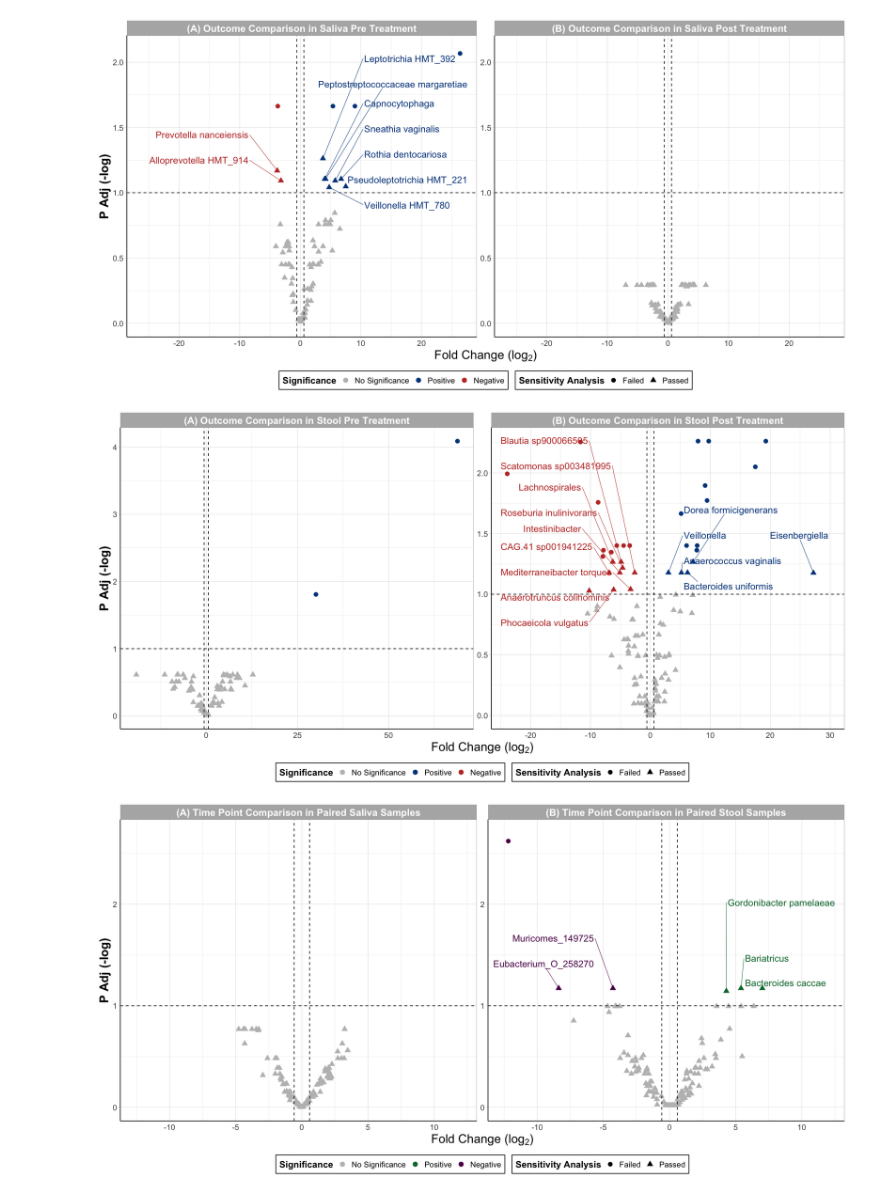
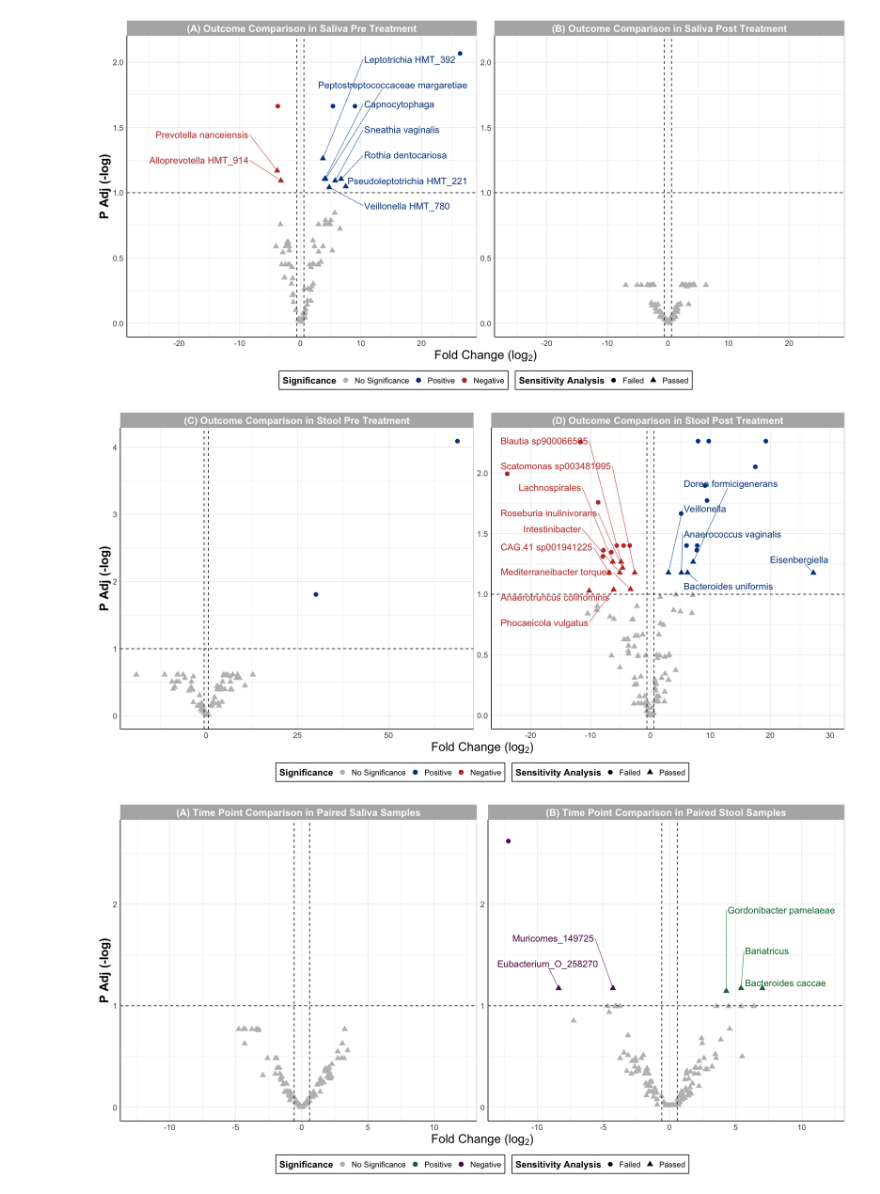
Before and after one commit to Ragerlab/P1013.-Microbiome-Peanut-Allergy, a Jupyter notebook: 3. Individual Bacteria Visualizations/Volcano Plots.ipynb, the cells around one changed output. Drawn from its saved outputs; the diff is of its cells as text; code cells hidden in the pictures.

```diff
--- a/3. Individual Bacteria Visualizations/Volcano Plots.ipynb
+++ b/3. Individual Bacteria Visualizations/Volcano Plots.ipynb
@@ -1,7 +1,7 @@
 # %%
 .libPaths(R.home('/opt/homebrew/Caskroom/miniforge/base/lib/R/library'))
 Output = '/Users/alexis/Library/CloudStorage/OneDrive-UniversityofNorthCarolinaatChapelHill/CEMALB_DataAnalysisPM/Projects/P1013. Microbiome Peanut Allergy/P1013.3. Analyses/P1013.3.3. Volcano Plots/Output'
-cur_date = '022326'
+cur_date = '051926'
 
 library(readxl)
 library(openxlsx)
@@ -13,16 +13,20 @@ library(ggsci)
 # reading in files
 bl_saliva_adj = data.frame(Model = '(A) Outcome Comparison in Saliva Pre Treatment', read_excel("Input/Saliva_Adj_Pre_Outcome_012026.xlsx")) %>%
     select(-Original_Name)
-bl_stool_adj = data.frame(Model = '(A) Outcome Comparison in Stool Pre Treatment', read_excel("Input/Stool_Adj_Pre_Outcome_012026.xlsx")) %>%
+bl_stool_adj = data.frame(Model = '(C) Outcome Comparison in Stool Pre Treatment', read_excel("Input/Stool_Adj_Pre_Outcome_012026.xlsx")) %>%
     select(-Original_Name)
 post_saliva_adj = data.frame(Model = '(B) Outcome Comparison in Saliva Post Treatment', read_excel("Input/Saliva_Adj_Post_Outcome_012026.xlsx")) %>%
     select(-Original_Name)
-post_stool_adj = data.frame(Model = '(B) Outcome Comparison in Stool Post Treatment', read_excel("Input/Stool_Adj_Post_Outcome_012026.xlsx")) %>%
+post_stool_adj = data.frame(Model = '(D) Outcome Comparison in Stool Post Treatment', read_excel("Input/Stool_Adj_Post_Outcome_012026.xlsx")) %>%
     select(-Original_Name)
 paired_saliva_adj = data.frame(Model = '(A) Time Point Comparison in Paired Saliva Samples', read_excel("Input/Saliva_Adj_Paired_012026.xlsx")) %>%
     select(-Original_Name)
 paired_stool_adj = data.frame(Model = '(B) Time Point Comparison in Paired Stool Samples', read_excel("Input/Stool_Adj_Paired_012026.xlsx")) %>%
     select(-Original_Name)
+bl_ige_saliva_adj = data.frame(Model = '(A) IgE Comparison in Saliva Pre Treatment', read_excel("Input/Saliva_Adj_IgE_012026.xlsx")) %>%
+    select(-Original_Name)
+bl_ige_stool_adj = data.frame(Model = '(B) IgE Comparison in Stool Pre Treatment', read_excel("Input/Stool_Adj_IgE_012026.xlsx")) %>%
+    select(-Original_Name)
 # %% [output]
 ── Attaching core tidyverse packages ──────────────────────── tidyverse 2.0.0 ──
 ✔ dplyr     1.1.4     ✔ readr     2.1.5
@@ -95,7 +105,7 @@ sig_bl_saliva_bacteria = sig_baseline_adj_df %>%
     select(Name) %>% pull()
 
 sig_bl_stool_bacteria = sig_baseline_adj_df %>%
-    filter(Model == '(A) Outcome Comparison in Stool Pre Treatment', diffexpressed %in% c("Positive", "Negative")) %>%
+    filter(Model == '(C) Outcome Comparison in Stool Pre Treatment', diffexpressed %in% c("Positive", "Negative")) %>%
     select(Name) %>% pull()
 
 sig_post_saliva_bacteria = sig_post_adj_df %>%
@@ -103,7 +113,7 @@ sig_post_saliva_bacteria = sig_post_adj_df %>%
     select(Name) %>% pull()
 
 sig_post_stool_bacteria = sig_post_adj_df %>%
-    filter(Model == '(B) Outcome Comparison in Stool Post Treatment', diffexpressed %in% c("Positive", "Negative")) %>%
+    filter(Model == '(D) Outcome Comparison in Stool Post Treatment', diffexpressed %in% c("Positive", "Negative")) %>%
     select(Name) %>% pull()
 
 sig_paired_saliva_bacteria = sig_paired_adj_df %>%
@@ -113,6 +123,14 @@ sig_paired_saliva_bacteria = sig_paired_adj_df %>%
 sig_paired_stool_bacteria = sig_paired_adj_df %>%
     filter(Model == '(B) Time Point Comparison in Paired Stool Samples', diffexpressed %in% c("Positive", "Negative")) %>%
     select(Name) %>% pull()
+
+# sig_ige_saliva_bacteria = sig_ige_adj_df %>%
+#     filter(Model == '(A) IgE Comparison in Saliva Pre Treatment', diffexpressed %in% c("Positive", "Negative")) %>%
+#     select(Name) %>% pull()
+
+# sig_ige_stool_bacteria = sig_ige_stool_bacteria %>%
+#     filter(Model == '(B) IgE Comparison in Stool Pre Treatment', diffexpressed %in% c("Positive", "Negative")) %>%
+#     select(Name) %>% pull()
 
 `%notin%` <- Negate(`%in%`)
 
@@ -132,6 +150,10 @@ saliva_paired_uncommon_bacteria = c(sig_paired_saliva_bacteria, sig_bl_saliva_ba
 stool_paired_common_bacteria = intersect(sig_paired_stool_bacteria, sig_bl_stool_bacteria)
 stool_paired_uncommon_boolean = c(sig_paired_stool_bacteria, sig_bl_stool_bacteria) %notin% stool_paired_common_bacteria
 stool_paired_uncommon_bacteria = c(sig_paired_stool_bacteria, sig_bl_stool_bacteria)[stool_paired_common_bacteria]
+
+# ige_saliva_common_bacteria = intersect(sig_ige_saliva_bacteria, sig_ige_saliva_bacteria)
+# ige_saliva_uncommon_boolean = c(sig_ige_saliva_bacteria, sig_post_saliva_bacteria) %notin% saliva_time_common_bacteria
+# ige_saliva_uncommon_bacteria = c(sig_bl_saliva_bacteria, sig_post_saliva_bacteria)[saliva_time_uncommon_boolean]
 # %% [markdown]
 What bacteria are still significantly different between outcomes even after treatment?
 # %%
@@ -163,15 +185,17 @@ saliva_time_point_df = rbind(sig_baseline_adj_df %>%
     rename(`Sensitivity Analysis` = Sensitivity.Analysis)
 
 stool_time_point_df = rbind(sig_baseline_adj_df %>%
-    filter(Model == '(A) Outcome Comparison in Stool Pre Treatment'),
+    filter(Model == '(C) Outcome Comparison in Stool Pre Treatment'),
                              sig_post_adj_df %>%
-    filter(Model == '(B) Outcome Comparison in Stool Post Treatment')) %>%
+    filter(Model == '(D) Outcome Comparison in Stool Post Treatment')) %>%
     rename(`Sensitivity Analysis` = Sensitivity.Analysis)
 
 sig_paired_adj_df = sig_paired_adj_df %>%
     rename(`Sensitivity Analysis` = Sensitivity.Analysis)
+sig_ige_adj_df = sig_ige_adj_df %>%
+    rename(`Sensitivity Analysis` = Sensitivity.Analysis)
 
 saliva_time_point_df$Model = factor(saliva_time_point_df$Model, levels = c('(A) Outcome Comparison in Saliva Pre Treatment',
                                                                            '(B) Outcome Comparison in Saliva Post Treatment'))
-stool_time_point_df$Model = factor(stool_time_point_df$Model, levels = c('(A) Outcome Comparison in Stool Pre Treatment',
-                                                                           '(B) Outcome Comparison in Stool Post Treatment'))
+stool_time_point_df$Model = factor(stool_time_point_df$Model, levels = c('(C) Outcome Comparison in Stool Pre Treatment',
+                                                                           '(D) Outcome Comparison in Stool Post Treatment'))
@@ -229,7 +300,7 @@ Figure1
 # %% [output]
 [figure]
 # %%
-Figure2 = ggplot() +
+Figure2b = ggplot() +
   geom_point(data = stool_time_point_df, aes(x = log2FC, y = -log10(P.Adj), color = diffexpressed,
                              shape = `Sensitivity Analysis`), size = 3) +
 
@@ -249,35 +320,35 @@ Figure2 = ggplot() +
                   filter(log2FC > log2(1.5), P.Adj < 0.1, `Sensitivity Analysis` == "Passed",
                          Name %in% stool_time_uncommon_bacteria),
                   aes(x = log2FC, y = -log10(P.Adj), label = Name, color = diffexpressed), xlim = c(4, NA),
                   hjust = 'right', direction = 'y', nudge_y = 0.24, nudge_x = 2.5,
                   segment.size = 0.3, box.padding = 1, max.overlaps = Inf, size = 5, show.legend = FALSE) +
   geom_text_repel(data = stool_time_point_df %>%
                   filter(log2FC < -log2(1.5), P.Adj < 0.1, `Sensitivity Analysis` == "Passed",
                          Name %in% stool_time_uncommon_bacteria),
                   aes(x = log2FC, y = -log10(P.Adj), label = Name, color = diffexpressed), xlim = c(NA, -10),
                   hjust = 'left', direction = 'y', nudge_y = 0.25, nudge_x = -4.3,
                  segment.size = 0.3, box.padding = 1, max.overlaps = Inf, size = 5, show.legend = FALSE) +
 
   facet_wrap(~Model, scales = 'free') +
 
   theme_light() +
   theme(axis.line = element_line(colour = "black"), #making x and y axes black
         axis.text = element_text(size = 12), #changing size of x axis labels
         axis.title = element_text(face = "bold", size = rel(1.7)), #changes axis titles
         legend.title = element_text(face = 'bold', size = 14), #changes legend title
         legend.text = element_text(size = 12), #changes legend text
         legend.position = "bottom", # changing legend position
         legend.background = element_rect(colour = 'black', fill = 'white', linetype = 'solid'),
         strip.text.x = element_text(size = 15, face = "bold"), #changes size of facet x axis
         strip.text.y = element_text(size = 15, face = "bold")) + #changes size of facet y axis
   labs(x = expression("Fold Change ("*log[2]*")"), y = 'P Adj (-log)') +
 
    scale_color_manual(name = "Significance",
                       values = c("gray", lancet_palette[1], '#C03830'))
 
-Figure2
+Figure2b
 # %% [output]
-[figure, old version]
+[figure, new version]
 # %%
 Figure3 = ggplot() +
   geom_point(data = sig_paired_adj_df, aes(x = log2FC, y = -log10(P.Adj), color = diffexpressed,
@@ -327,7 +398,7 @@ Figure3 = ggplot() +
 
 Figure3
 # %% [output]
-[figure, old version]
+[figure, new version]
 # %%
 #exporting figure
 ggsave(Figure1,
```
Also changed, not shown: parts of 5 cells of this notebook.
